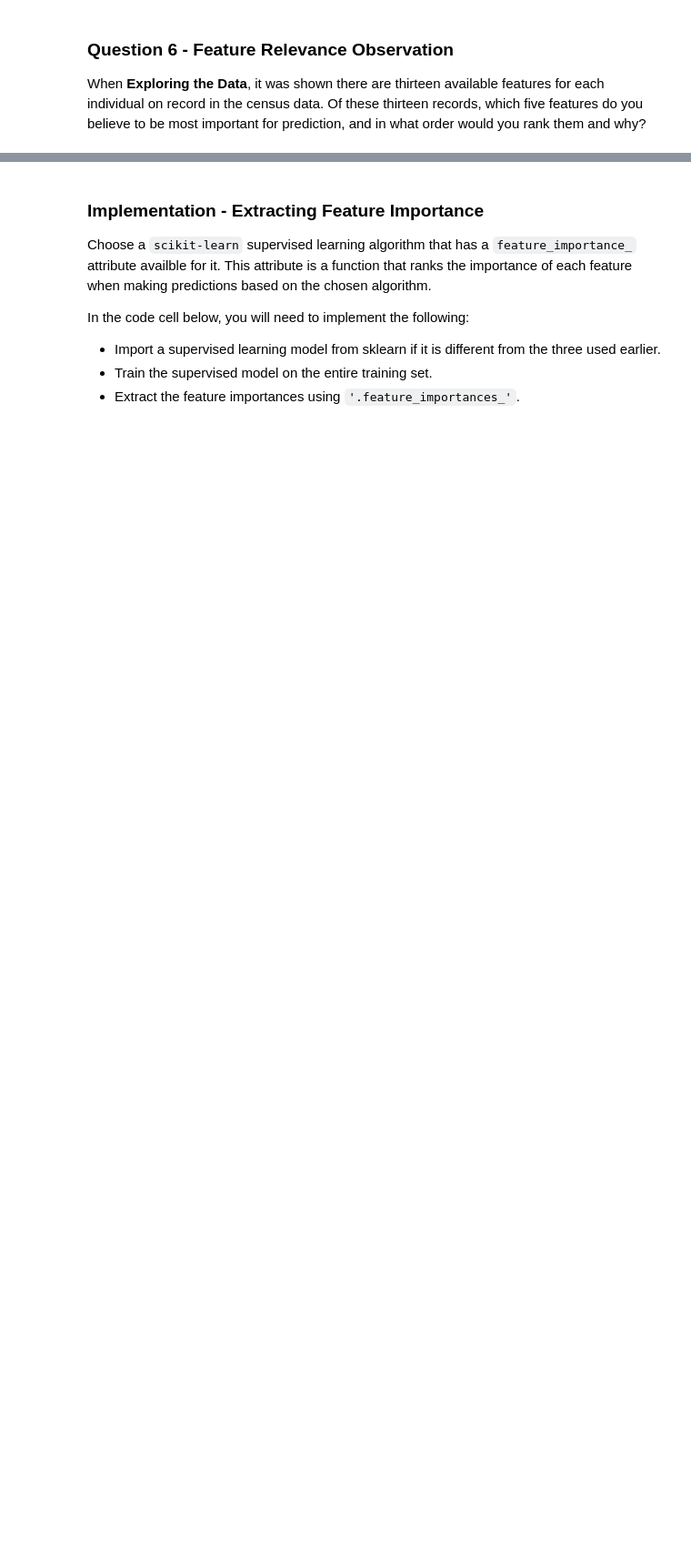
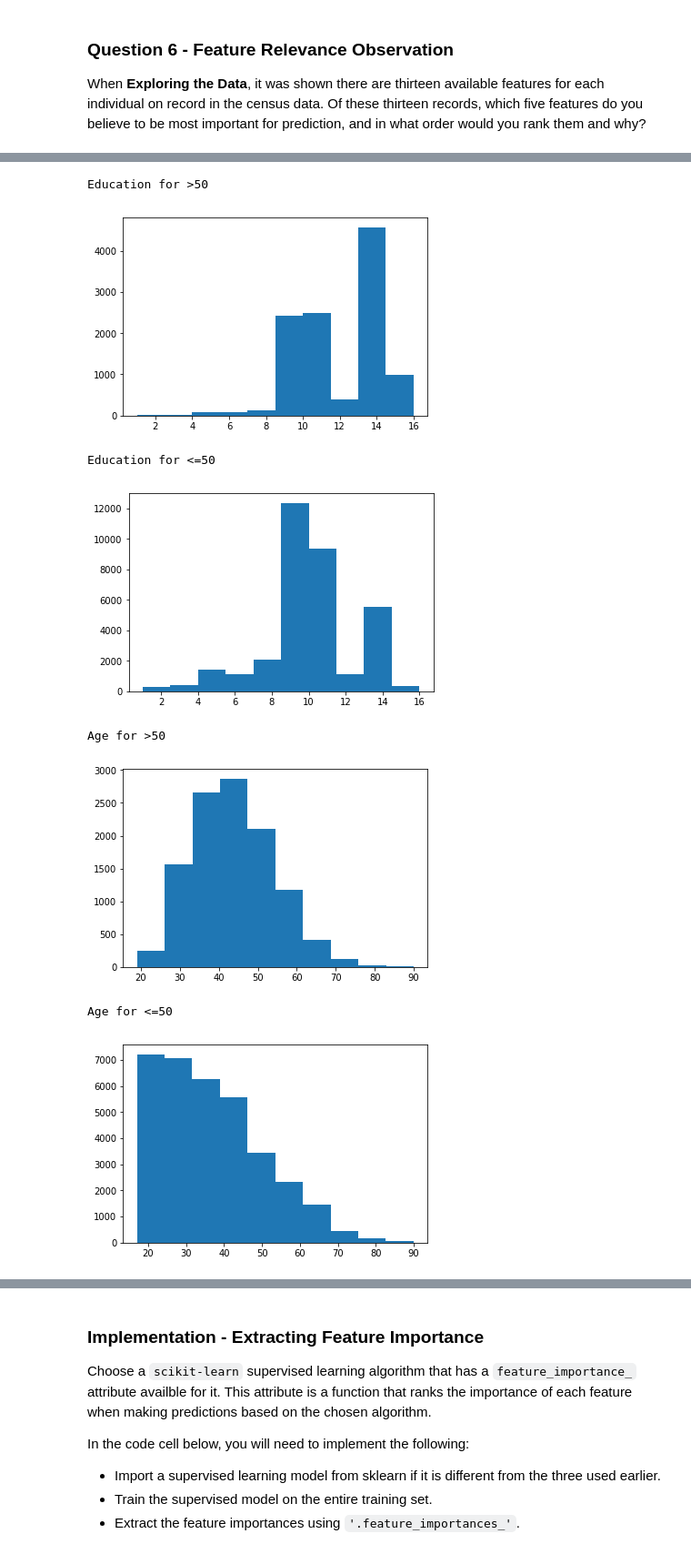
Before and after one commit to devksingh/ML_P2_Finding_Donors_Charity, a Jupyter notebook: finding_donors_charity.ipynb, the cells around one changed output, grey strips where cells are left out. Shown at 91% size. Saved outputs shown, nothing was run; the diff lists cells and outputs as text; code cells hidden in the pictures; blank space fills up the shorter version.

```diff
--- a/finding_donors_charity.ipynb
+++ b/finding_donors_charity.ipynb
@@ -586,0 +587,47 @@ I would rank following features in order:<br>
+# %%
+data_1 = data.replace(['<=50K','>50K'],[0,1])
+skewed = ['capital-gain', 'capital-loss']
+data_2 = pd.DataFrame(data = data_1)
+data_2[skewed] = data_1[skewed].apply(lambda x: np.log(x + 1))
+import matplotlib.pyplot as plt
+#plt.scatter(data_2['capital-gain'], data_2['income'])
+
+print('Education for >50')
+plt.hist(data_2['education-num'][data_2['income']==1])
+plt.show()
+print('Education for <=50')
+plt.hist(data_2['education-num'][data_2['income']==0])
+plt.show()
+print('Age for >50')
+plt.hist(data_2['age'][data_2['income']==1])
+plt.show()
+print('Age for <=50')
+plt.hist(data_2['age'][data_2['income']==0])
+plt.show()
+print('hours-per-week for >50')
+plt.hist(data_2['hours-per-week'][data_2['income']==1])
+plt.show()
+print('hours-per-week for <=50')
+plt.hist(data_2['hours-per-week'][data_2['income']==0])
+plt.show()
+print('Capital Gain with >50')
+plt.hist(data_2['capital-gain'][data_2['income']==1])
+plt.show()
+print('Capital Gain with <=50')
+plt.hist(data_2['capital-gain'][data_2['income']==0])
+plt.show()
+print('Capital loss with >50')
+plt.hist(data_2['capital-loss'][data_2['income']==1])
+plt.show()
+print('Capital loss with <=50')
+plt.hist(data_2['capital-loss'][data_2['income']==0])
+plt.show()
+# %% [output]
+Education for >50
+[figure, added]
+Education for <=50
+[figure, added]
+Age for >50
+[figure, added]
+Age for <=50
+[figure, added]
```
Also changed, not shown: parts of 7 cells of this notebook, 1 other file.
